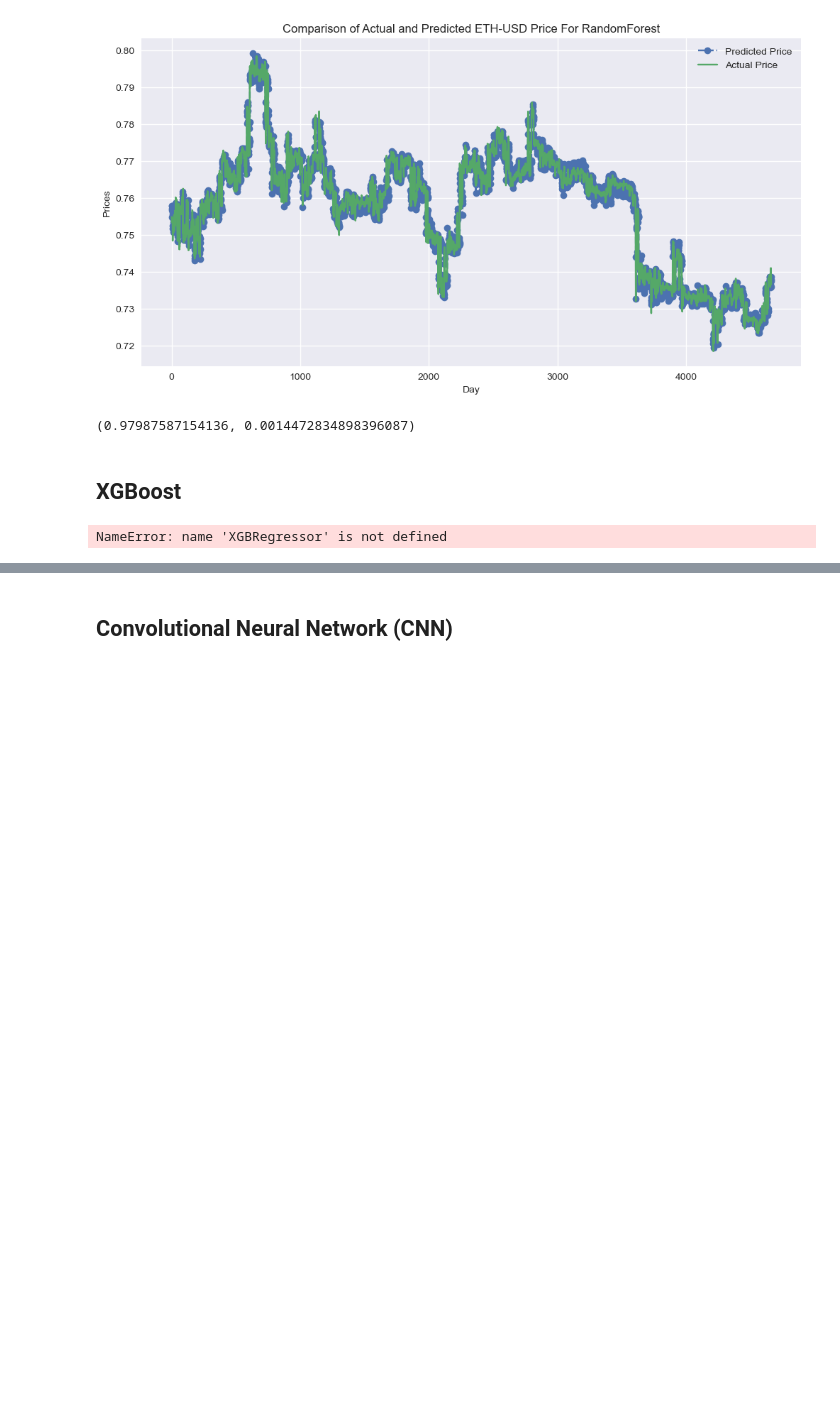
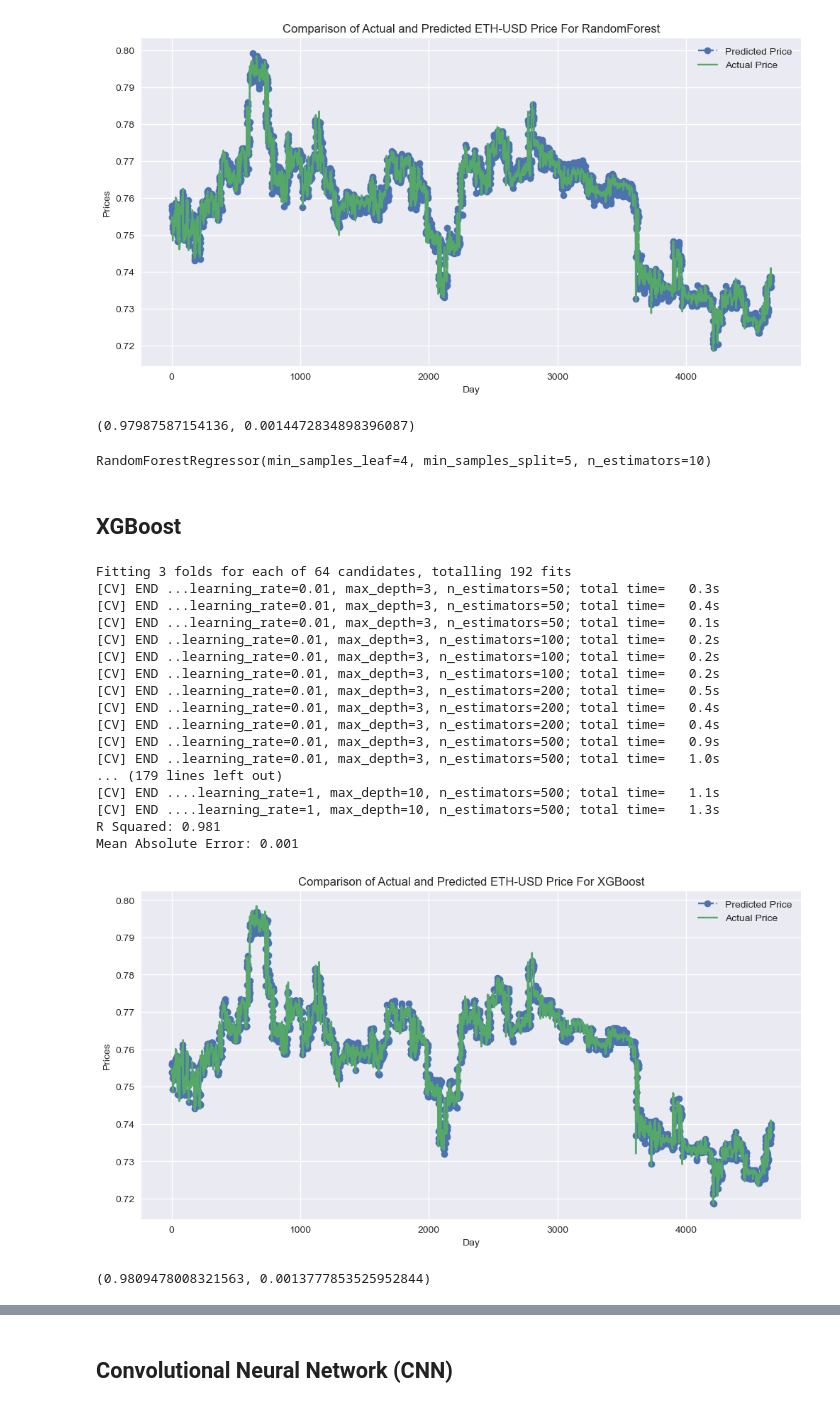
Before and after one commit to bryan-ortiz0/crypto-forecast-analysis, a Jupyter notebook: ethereum-pipeline.ipynb, the cells around one changed output, grey strips where cells are left out. Drawn from its saved outputs; the diff is of its cells as text; code cells hidden in the pictures; blank space fills up the shorter version.

```diff
--- a/ethtractor-hourly.ipynb
+++ b/ethereum-pipeline.ipynb
@@ -588,23 +572,45 @@ R Squared: 0.98
 Mean Absolute Error: 0.001
 [figure]
 (0.97987587154136, 0.0014472834898396087)
+# %%
+print(best_rf_model)
+# %% [output]
+RandomForestRegressor(min_samples_leaf=4, min_samples_split=5, n_estimators=10)
 # %% [markdown]
 ## XGBoost
 # %%
 param_grid = {'max_depth': [3, 5, 7, 10],
               'learning_rate': [0.01, 0.1, 0.5, 1],
               'n_estimators': [50, 100, 200, 500]}
 
-xgb_model = XGBRegressor()
+xgb_model = xgboost.XGBRegressor()
 
 grid_search = GridSearchCV(estimator=xgb_model, param_grid=param_grid, cv=3, scoring='neg_mean_squared_error', verbose=2)
 grid_search.fit(np.squeeze(X_train), np.squeeze(y_train))
 
 best_params = grid_search.best_params_
 best_xgb_model = grid_search.best_estimator_
 
 best_xgb_model.fit(np.squeeze(X_train), np.squeeze(y_train))
 
 assess_and_compare_forecast_model(best_xgb_model, model_name='XGBoost', test_data=np.squeeze(X_test), target_data=np.squeeze(y_test))
 # %% [output]
-NameError: name 'XGBRegressor' is not defined
+Fitting 3 folds for each of 64 candidates, totalling 192 fits
+[CV] END ...learning_rate=0.01, max_depth=3, n_estimators=50; total time=   0.3s
+[CV] END ...learning_rate=0.01, max_depth=3, n_estimators=50; total time=   0.4s
+[CV] END ...learning_rate=0.01, max_depth=3, n_estimators=50; total time=   0.1s
+[CV] END ..learning_rate=0.01, max_depth=3, n_estimators=100; total time=   0.2s
+[CV] END ..learning_rate=0.01, max_depth=3, n_estimators=100; total time=   0.2s
+[CV] END ..learning_rate=0.01, max_depth=3, n_estimators=100; total time=   0.2s
+[CV] END ..learning_rate=0.01, max_depth=3, n_estimators=200; total time=   0.5s
+[CV] END ..learning_rate=0.01, max_depth=3, n_estimators=200; total time=   0.4s
+[CV] END ..learning_rate=0.01, max_depth=3, n_estimators=200; total time=   0.4s
+[CV] END ..learning_rate=0.01, max_depth=3, n_estimators=500; total time=   0.9s
+[CV] END ..learning_rate=0.01, max_depth=3, n_estimators=500; total time=   1.0s
+... (179 lines left out)
+[CV] END ....learning_rate=1, max_depth=10, n_estimators=500; total time=   1.1s
+[CV] END ....learning_rate=1, max_depth=10, n_estimators=500; total time=   1.3s
+R Squared: 0.981
+Mean Absolute Error: 0.001
+[figure, added]
+(0.9809478008321563, 0.0013777853525952844)
```
Also changed, not shown: parts of 25 cells of this notebook, 16 other files.
